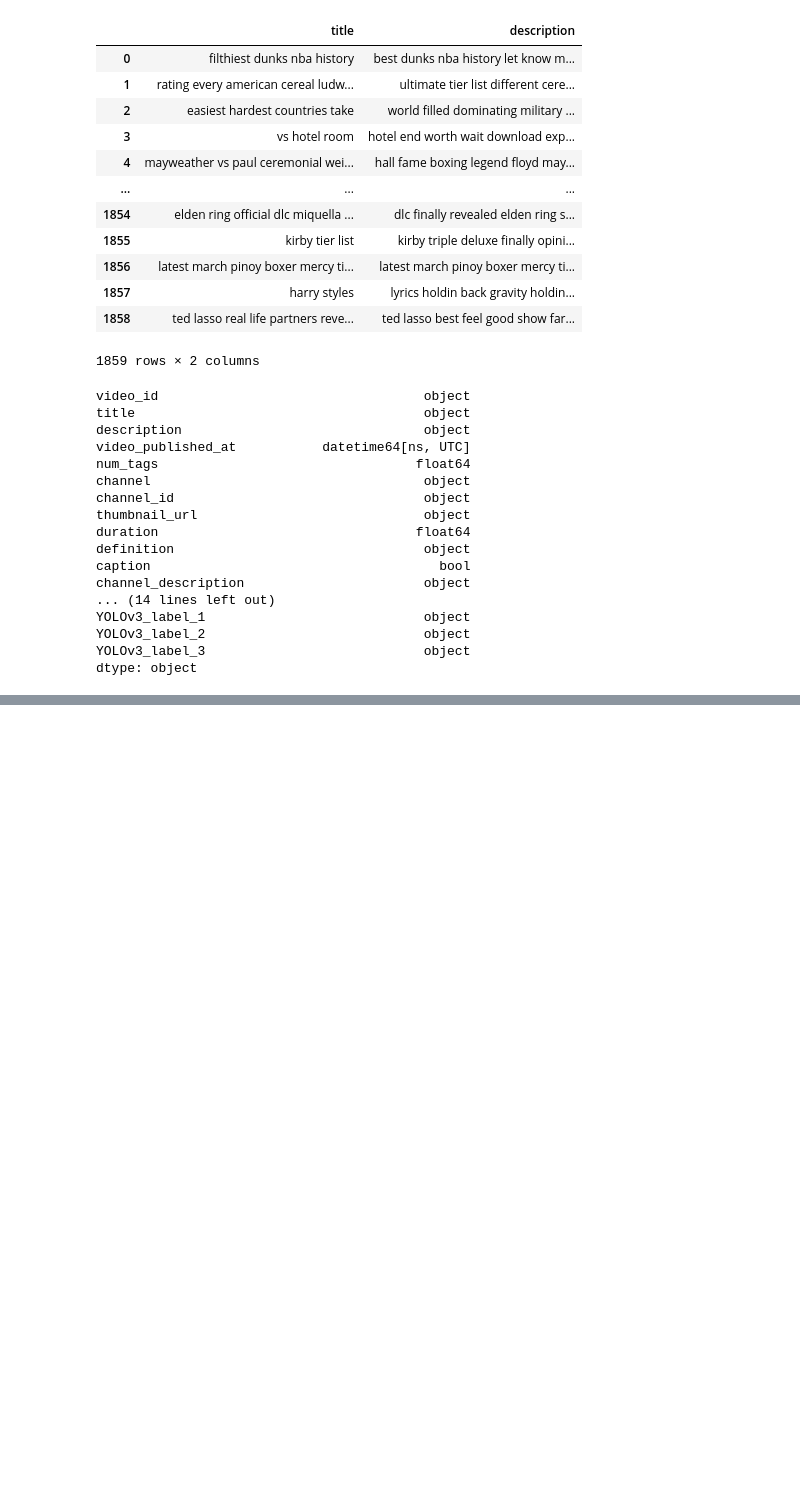
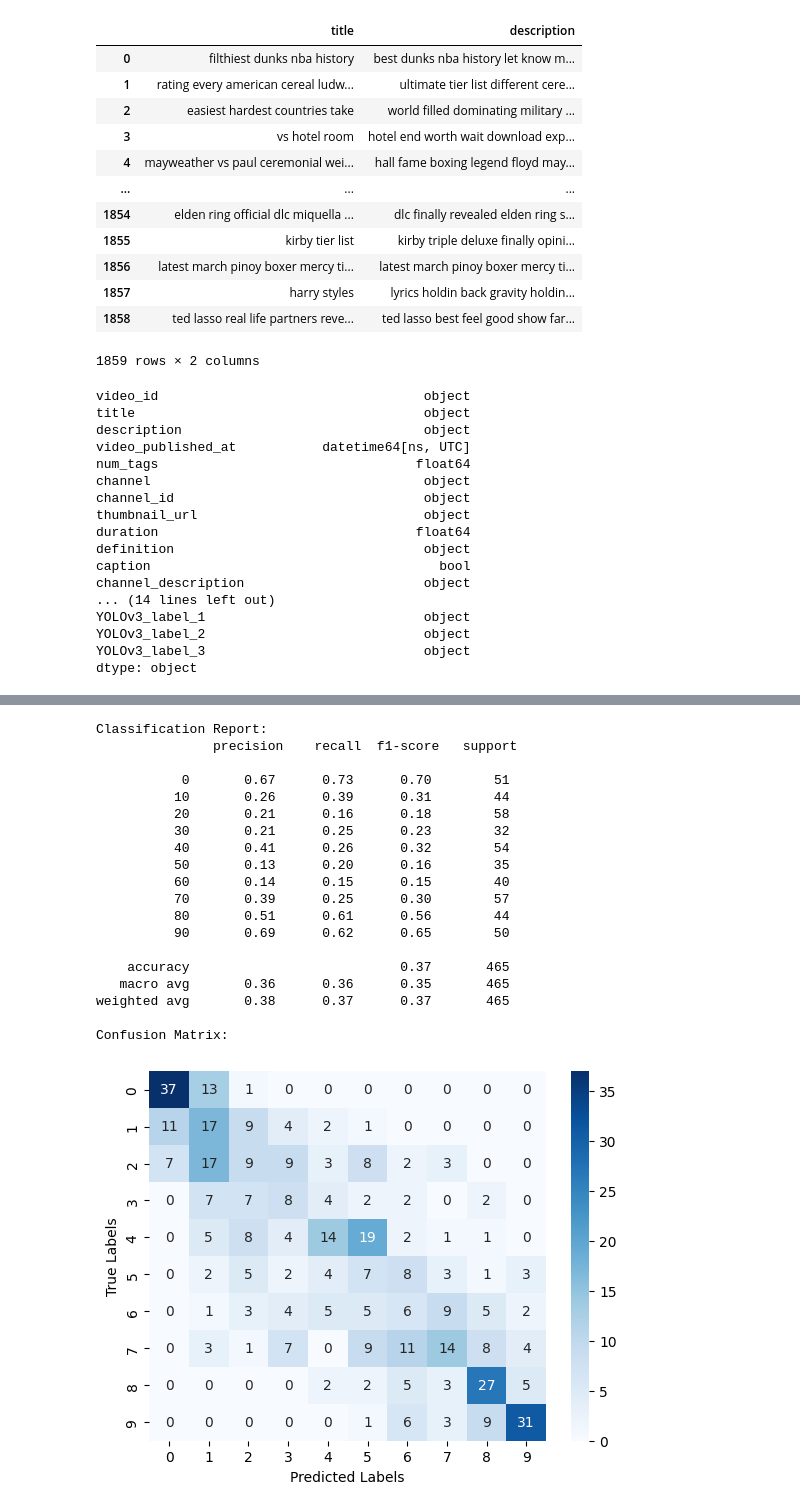
Before and after one commit to maxencefrenette/youtube-views-predictor, a Jupyter notebook: src/models/models-ensemble.ipynb, the cells around one changed output, grey strips where cells are left out. Saved outputs shown, nothing was run; the diff lists cells and outputs as text; code cells hidden in the pictures; blank space fills up the shorter version.

Commit message:
Add final ensemble models

```diff
--- a/src/models/models-ensemble.ipynb
+++ b/src/models/models-ensemble.ipynb
@@ -208,6 +208,11 @@ X_test['description'] = X_test['description'].apply(clean_text)
 X_train['title'] = X_train['title'].apply(clean_text)
 X_test['title'] = X_test['title'].apply(clean_text)
 
+X_train['description'] = X_train['description'].astype(str)
+X_test['description'] = X_test['description'].astype(str)
+X_train['title'] = X_train['title'].astype(str)
+X_test['title'] = X_test['title'].astype(str)
+
 X_train[['title','description']]
 # %% [output]
 |  | title | description |
@@ -245,10 +250,13 @@ YOLOv3_label_2                            object
 YOLOv3_label_3                            object
 dtype: object
 # %%
-from sklearn.compose import make_column_selector
-from sklearn.compose import make_column_transformer
+from sklearn.compose import make_column_selector, make_column_transformer
 from sklearn.pipeline import make_pipeline
-from sklearn.preprocessing import OrdinalEncoder, OneHotEncoder, StandardScaler
+from sklearn.preprocessing import OrdinalEncoder
+from sklearn.ensemble import StackingClassifier
+from sklearn.feature_extraction.text import CountVectorizer, TfidfTransformer
+from sklearn.naive_bayes import MultinomialNB
+from mlxtend.feature_selection import ColumnSelector
 
 # Select columns to be used in the model
 data_columns = [
@@ -279,13 +287,32 @@ image_columns = [
 image_num_columns = make_column_selector(pattern="|".join(image_columns), dtype_include=["int64", "float64", "bool"])
 image_cat_columns = make_column_selector(pattern="|".join(image_columns), dtype_include=["object"])
 
+basic_column_transformer = make_column_transformer(
+    ("passthrough", data_num_columns),
+    (OrdinalEncoder(), data_cat_columns)
+)
+
+images_column_transformer = make_column_transformer(
+    ("passthrough", data_num_columns),
+    (OrdinalEncoder(), data_cat_columns),
+    ("passthrough", image_num_columns),
+    (OrdinalEncoder(), image_cat_columns)
+)
+
+title_column_transformer = make_column_transformer(
+    ("passthrough", make_column_selector(pattern="title")),
+)
+description_column_transformer = make_column_transformer(
+    ("passthrough", make_column_selector(pattern="description")),
+)
+
 
 def evaluate(model):
     # Train the model on the training data
-    rfc.fit(X_train, y_train['views_category_10'])
+    model.fit(X_train, y_train['views_category_10'])
 
     # Make predictions on the test data
-    y_pred = rfc.predict(X_test)
+    y_pred = model.predict(X_test)
 
     cm = confusion_matrix(y_test, y_pred)
     cr = classification_report(y_test, y_pred)
@@ -357,0 +327,24 @@ Confusion Matrix:
+# %%
+model_gradient_boosting = make_pipeline(basic_column_transformer, GradientBoostingClassifier())
+evaluate(model_gradient_boosting)
+# %% [output]
+Classification Report:
+               precision    recall  f1-score   support
+
+           0       0.67      0.73      0.70        51
+          10       0.26      0.39      0.31        44
+          20       0.21      0.16      0.18        58
+          30       0.21      0.25      0.23        32
+          40       0.41      0.26      0.32        54
+          50       0.13      0.20      0.16        35
+          60       0.14      0.15      0.15        40
+          70       0.39      0.25      0.30        57
+          80       0.51      0.61      0.56        44
+          90       0.69      0.62      0.65        50
+
+    accuracy                           0.37       465
+   macro avg       0.36      0.36      0.35       465
+weighted avg       0.38      0.37      0.37       465
+
+Confusion Matrix:
+[figure, added]
```
Also changed, not shown: parts of 9 cells of this notebook.
